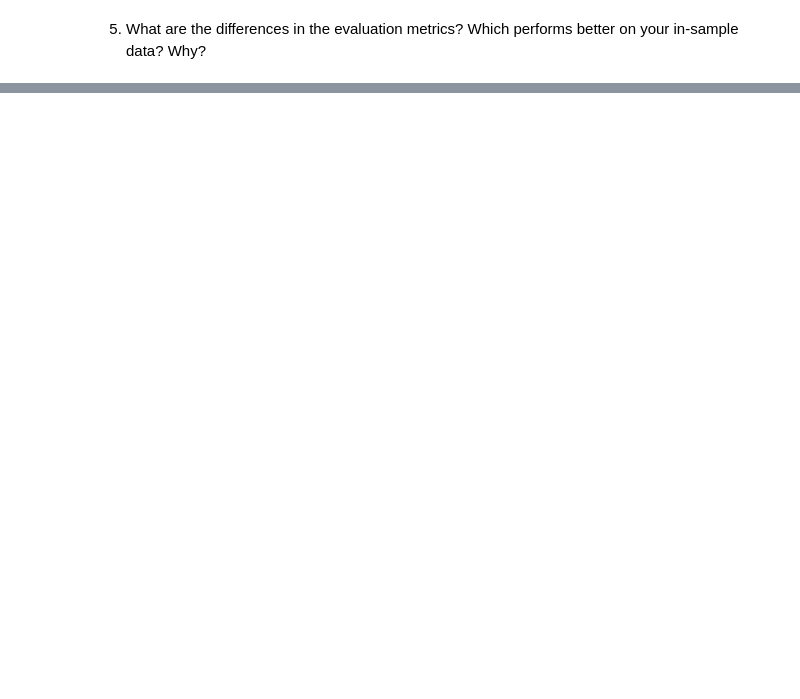
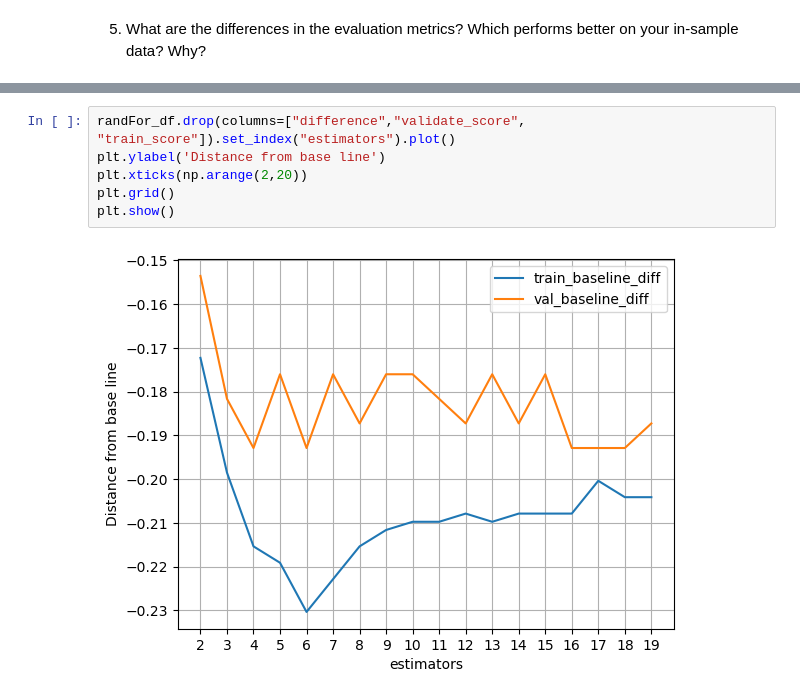
Before and after one commit to MigashaneVictoire/classification-exercises, a Jupyter notebook: random_forests_exercise.ipynb, the cells around one changed output, grey strips where cells are left out. Drawn from its saved outputs; the diff is of its cells as text; blank space fills up the shorter version.

```diff
--- a/random_forests_exercise.ipynb
+++ b/random_forests_exercise.ipynb
@@ -126,0 +190,8 @@ for i in range(3:100):
+# %%
+randFor_df.drop(columns=["difference","validate_score", "train_score"]).set_index("estimators").plot()
+plt.ylabel('Distance from base line')
+plt.xticks(np.arange(2,20))
+plt.grid()
+plt.show()
+# %% [output]
+[figure, added]
```
Also changed, not shown: parts of 12 cells of this notebook.
